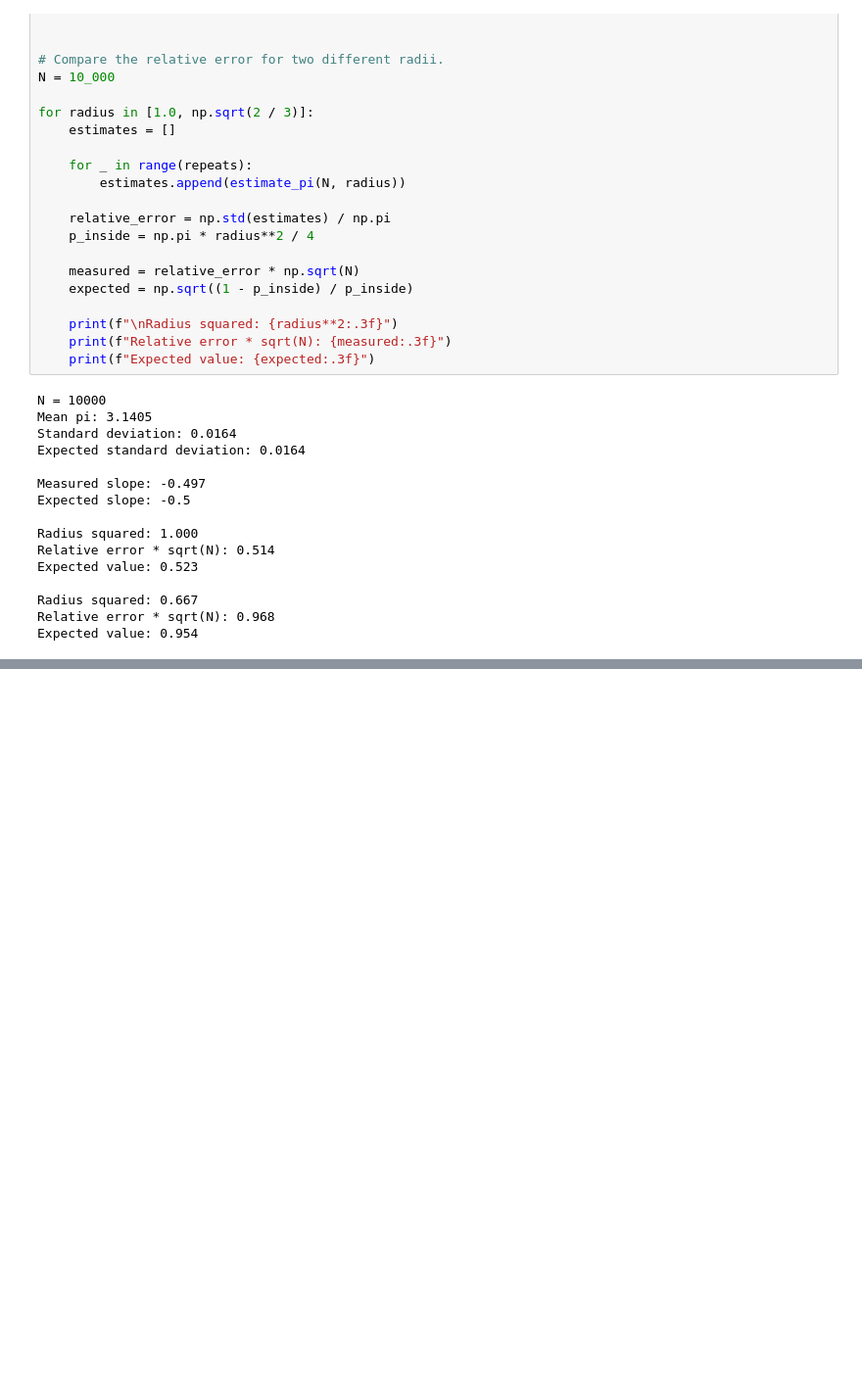
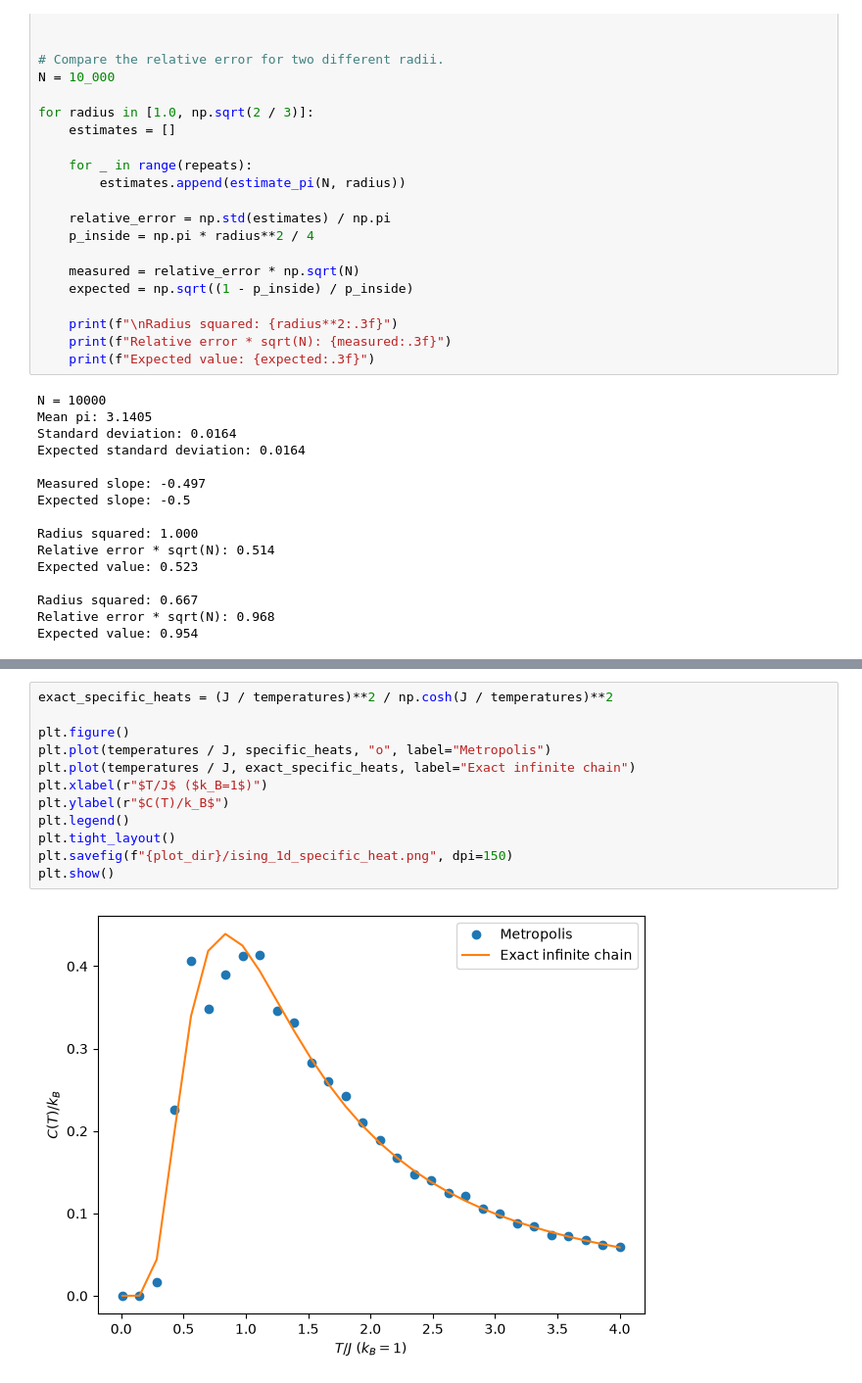
Before and after one commit to jtc469/ising-model, a Jupyter notebook: main.ipynb, the cells around one changed output, grey strips where cells are left out. Shown at 98% size. Cells and saved outputs as stored; diff of their text form; blank space fills up the shorter version.

```diff
--- a/main.ipynb
+++ b/main.ipynb
@@ -186,0 +289,14 @@ You can see from the results that Viete's product method is *much* quicker to co
+# %%
+exact_specific_heats = (J / temperatures)**2 / np.cosh(J / temperatures)**2
+
+plt.figure()
+plt.plot(temperatures / J, specific_heats, "o", label="Metropolis")
+plt.plot(temperatures / J, exact_specific_heats, label="Exact infinite chain")
+plt.xlabel(r"$T/J$ ($k_B=1$)")
+plt.ylabel(r"$C(T)/k_B$")
+plt.legend()
+plt.tight_layout()
+plt.savefig(f"{plot_dir}/ising_1d_specific_heat.png", dpi=150)
+plt.show()
+# %% [output]
+[figure, added]
```
Also changed, not shown: parts of 6 cells of this notebook, 1 other file.
